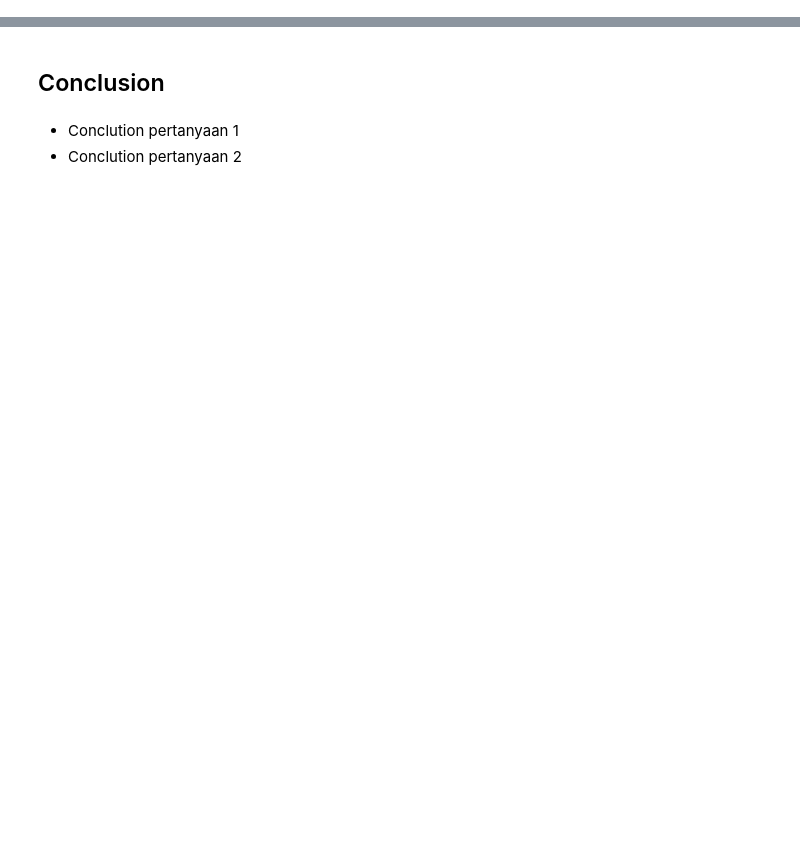
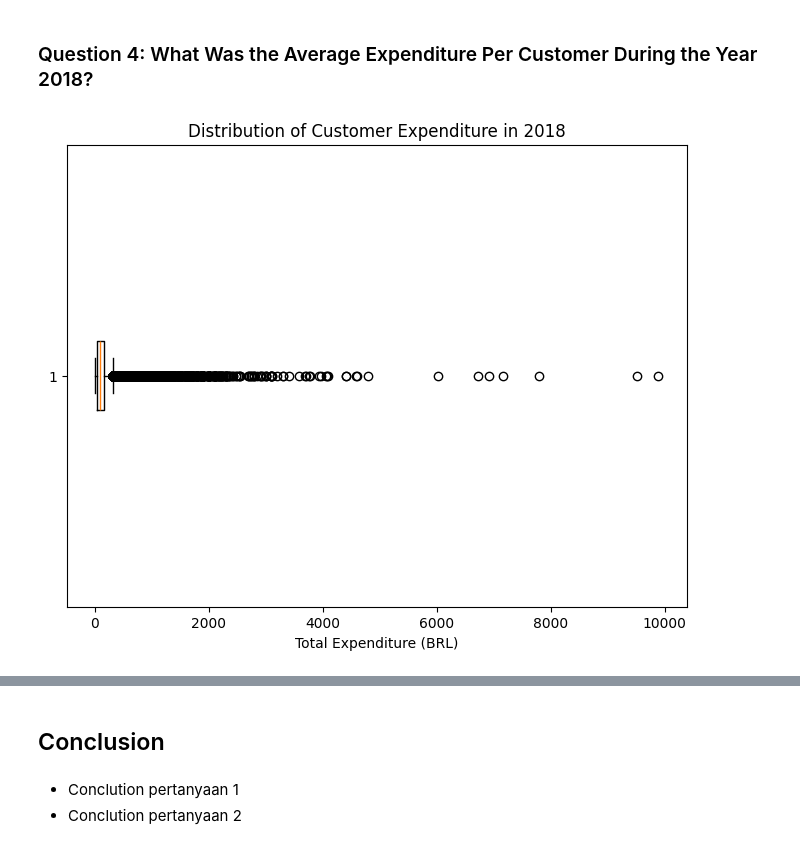
Before and after one commit to RayaSatriatama/E-Commerce_Public_Data_Analysis_Project, a Jupyter notebook: Data_Analysis_Project.ipynb, the cells around one changed output, grey strips where cells are left out. Saved outputs shown, nothing was run; the diff lists cells and outputs as text; code cells hidden in the pictures; blank space fills up the shorter version.

```diff
--- a/Data_Analysis_Project.ipynb
+++ b/Data_Analysis_Project.ipynb
@@ -54,0 +932,12 @@
+# %% [markdown]
+### Question 4: What Was the Average Expenditure Per Customer During the Year 2018?
+# %%
+expenditure_2018 = all_df[all_df['order_purchase_timestamp'].dt.year == 2018].groupby('customer_unique_id')['price'].sum()
+
+plt.figure(figsize=(8, 6))
+plt.boxplot(expenditure_2018, vert=False)
+plt.xlabel('Total Expenditure (BRL)')
+plt.title('Distribution of Customer Expenditure in 2018')
+plt.show()
+# %% [output]
+[figure, added]
```
Also changed, not shown: parts of 111 cells of this notebook, 11 other files.
